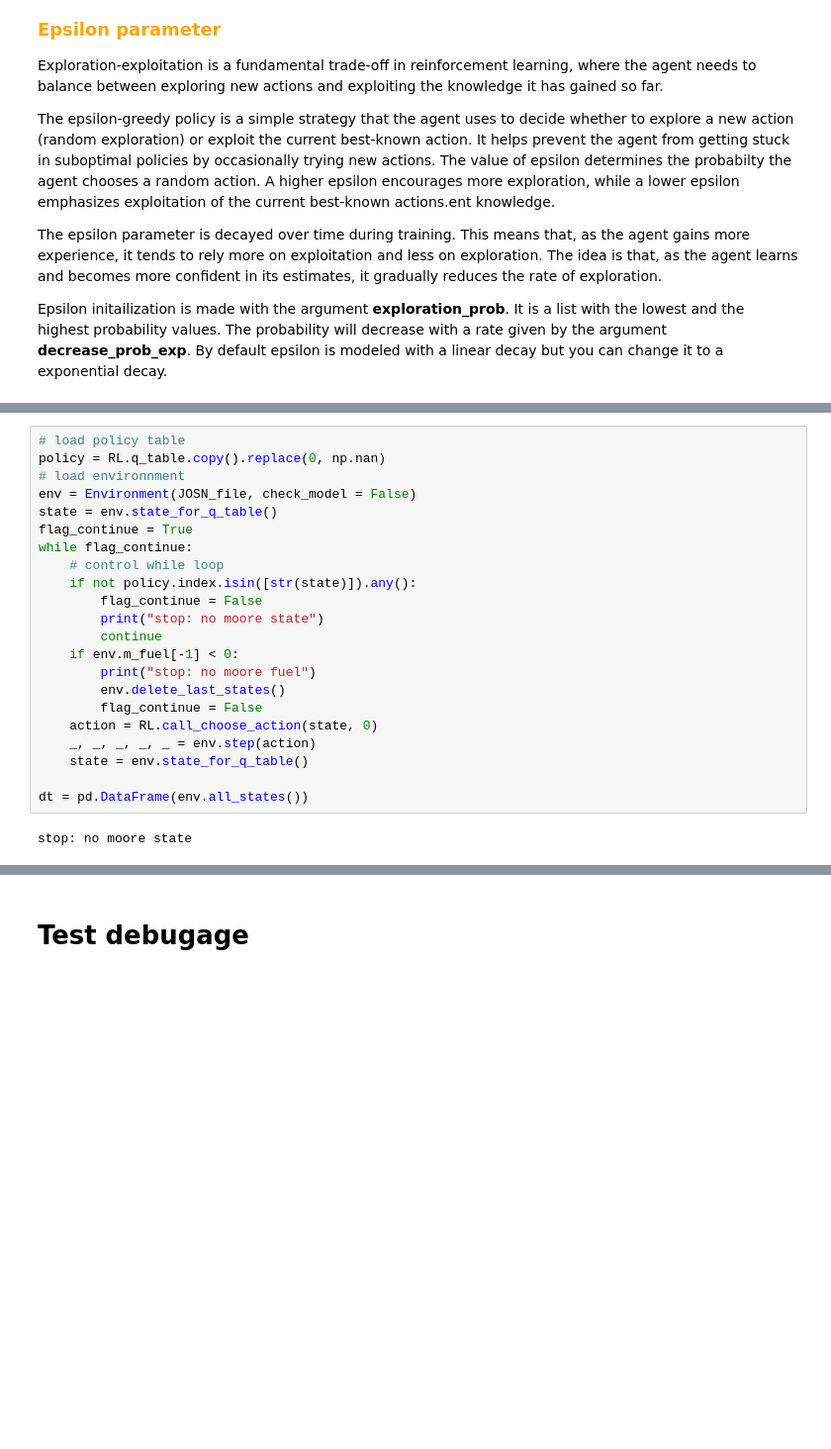
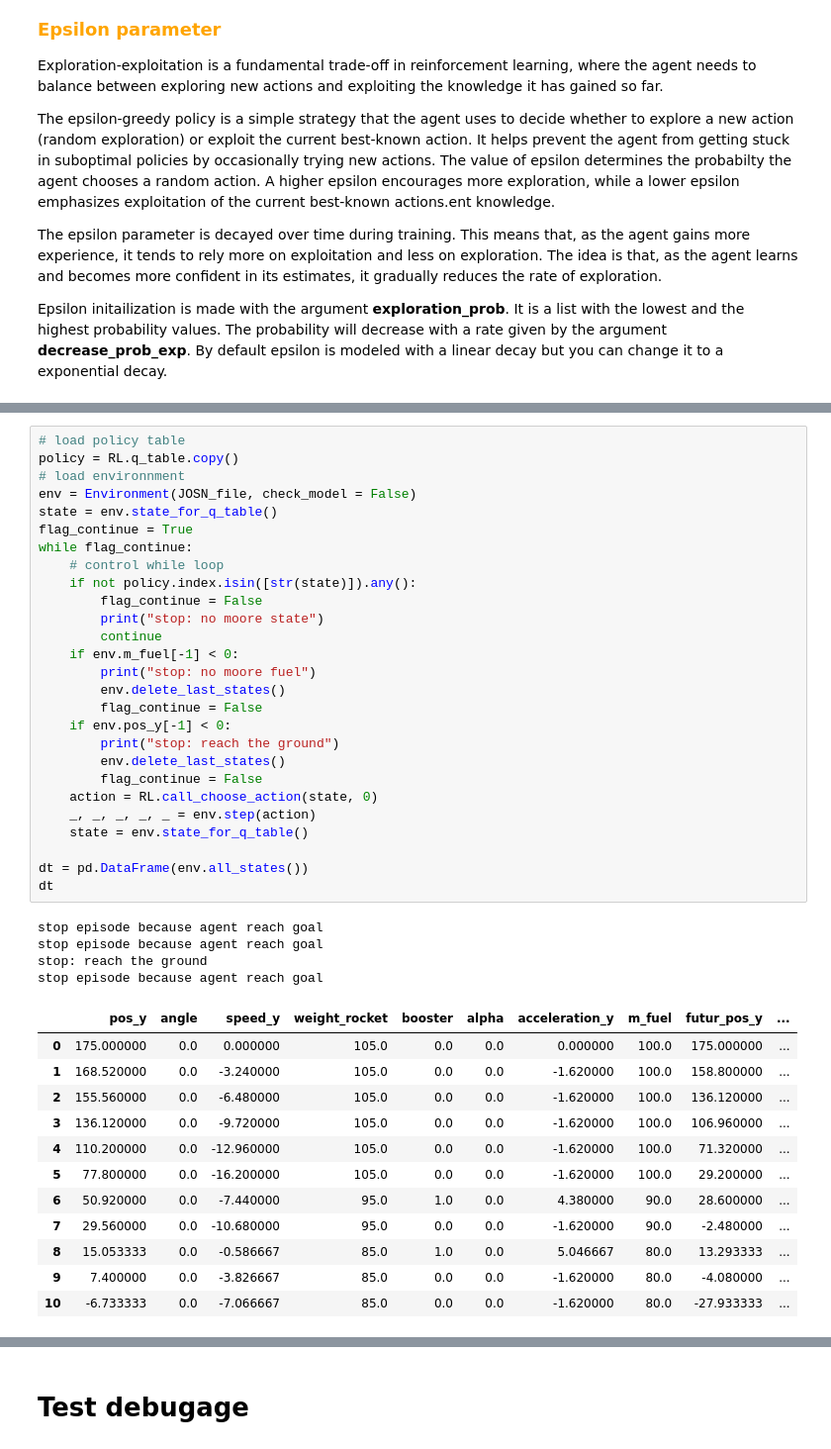
Before and after one commit to jaysenSAW/RL_engine, a Jupyter notebook: notebook/tuto_2b.ipynb, the cells around one changed output, grey strips where cells are left out. Shown at 99% size. Cells and saved outputs as stored; diff of their text form; blank space fills up the shorter version.

Commit message:
[feature] finalize system with 1 agent beging with 2 agent

```diff
--- a/notebook/tuto_2 copy.ipynb
+++ b/notebook/tuto_2b.ipynb
@@ -133,24 +114,44 @@ pd.DataFrame(RL.env.all_states())
 # %%
 # load policy table
-policy = RL.q_table.copy().replace(0, np.nan)
+policy = RL.q_table.copy()
 # load environnment
 env = Environment(JOSN_file, check_model = False)
 state = env.state_for_q_table()
 flag_continue = True
 while flag_continue:
     # control while loop
     if not policy.index.isin([str(state)]).any():
         flag_continue = False
         print("stop: no moore state")
         continue
     if env.m_fuel[-1] < 0:
         print("stop: no moore fuel")
         env.delete_last_states()
         flag_continue = False
+    if env.pos_y[-1] < 0:
+        print("stop: reach the ground")
+        env.delete_last_states()
+        flag_continue = False
     action = RL.call_choose_action(state, 0)
     _, _, _, _, _ = env.step(action)
     state = env.state_for_q_table()
 
 dt = pd.DataFrame(env.all_states())
+dt
 # %% [output]
-stop: no moore state
+stop episode because agent reach goal
+stop episode because agent reach goal
+stop: reach the ground
+stop episode because agent reach goal
+|  | pos_y | angle | speed_y | weight_rocket | booster | alpha | acceleration_y | m_fuel | futur_pos_y | ... |
+| 0 | 175.000000 | 0.0 | 0.000000 | 105.0 | 0.0 | 0.0 | 0.000000 | 100.0 | 175.000000 | ... |
+| 1 | 168.520000 | 0.0 | -3.240000 | 105.0 | 0.0 | 0.0 | -1.620000 | 100.0 | 158.800000 | ... |
+| 2 | 155.560000 | 0.0 | -6.480000 | 105.0 | 0.0 | 0.0 | -1.620000 | 100.0 | 136.120000 | ... |
+| 3 | 136.120000 | 0.0 | -9.720000 | 105.0 | 0.0 | 0.0 | -1.620000 | 100.0 | 106.960000 | ... |
+| 4 | 110.200000 | 0.0 | -12.960000 | 105.0 | 0.0 | 0.0 | -1.620000 | 100.0 | 71.320000 | ... |
+| 5 | 77.800000 | 0.0 | -16.200000 | 105.0 | 0.0 | 0.0 | -1.620000 | 100.0 | 29.200000 | ... |
+| 6 | 50.920000 | 0.0 | -7.440000 | 95.0 | 1.0 | 0.0 | 4.380000 | 90.0 | 28.600000 | ... |
+| 7 | 29.560000 | 0.0 | -10.680000 | 95.0 | 0.0 | 0.0 | -1.620000 | 90.0 | -2.480000 | ... |
+| 8 | 15.053333 | 0.0 | -0.586667 | 85.0 | 1.0 | 0.0 | 5.046667 | 80.0 | 13.293333 | ... |
+| 9 | 7.400000 | 0.0 | -3.826667 | 85.0 | 0.0 | 0.0 | -1.620000 | 80.0 | -4.080000 | ... |
+| 10 | -6.733333 | 0.0 | -7.066667 | 85.0 | 0.0 | 0.0 | -1.620000 | 80.0 | -27.933333 | ... |
```
Also changed, not shown: parts of 6 cells of this notebook, 6 other files.
